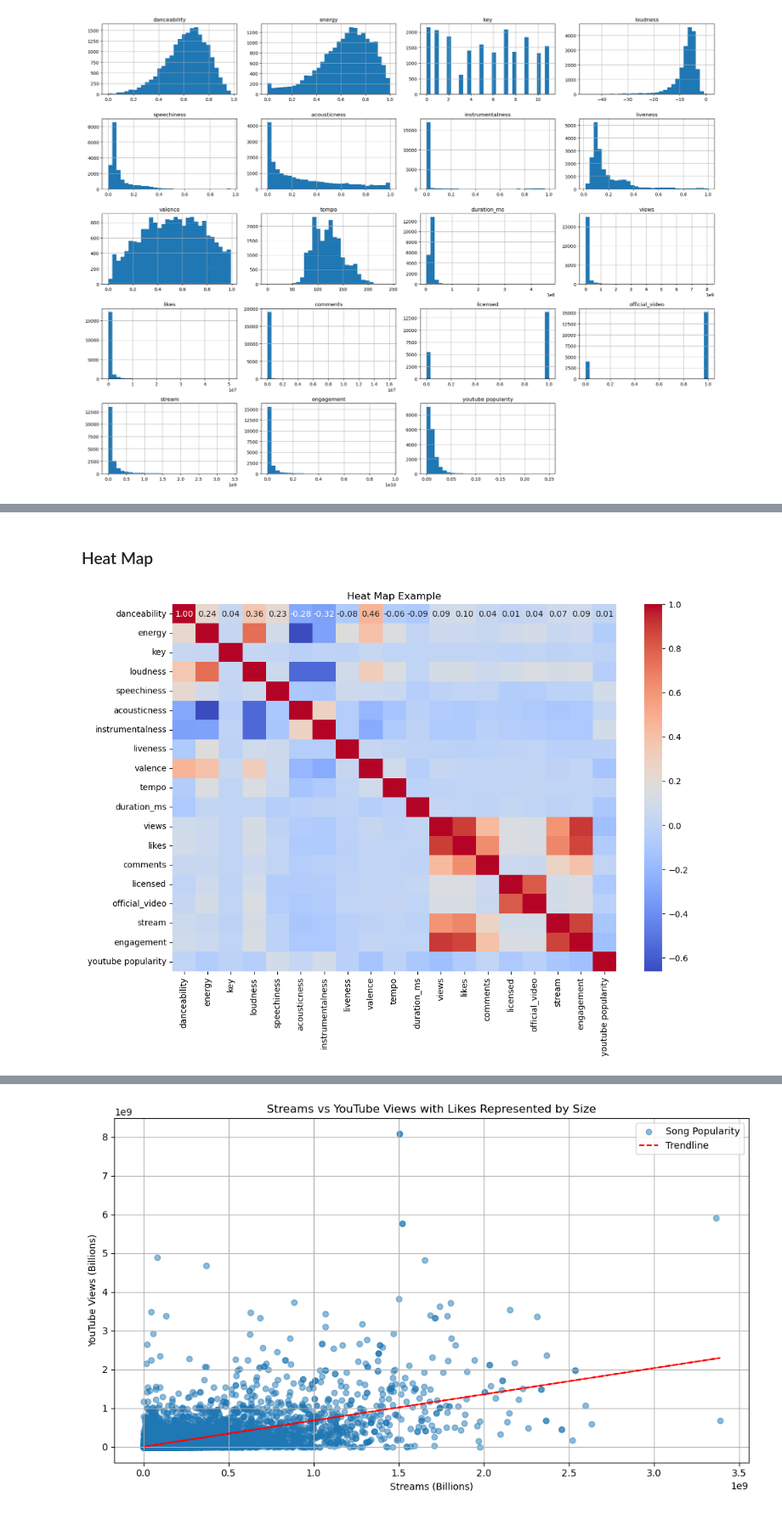
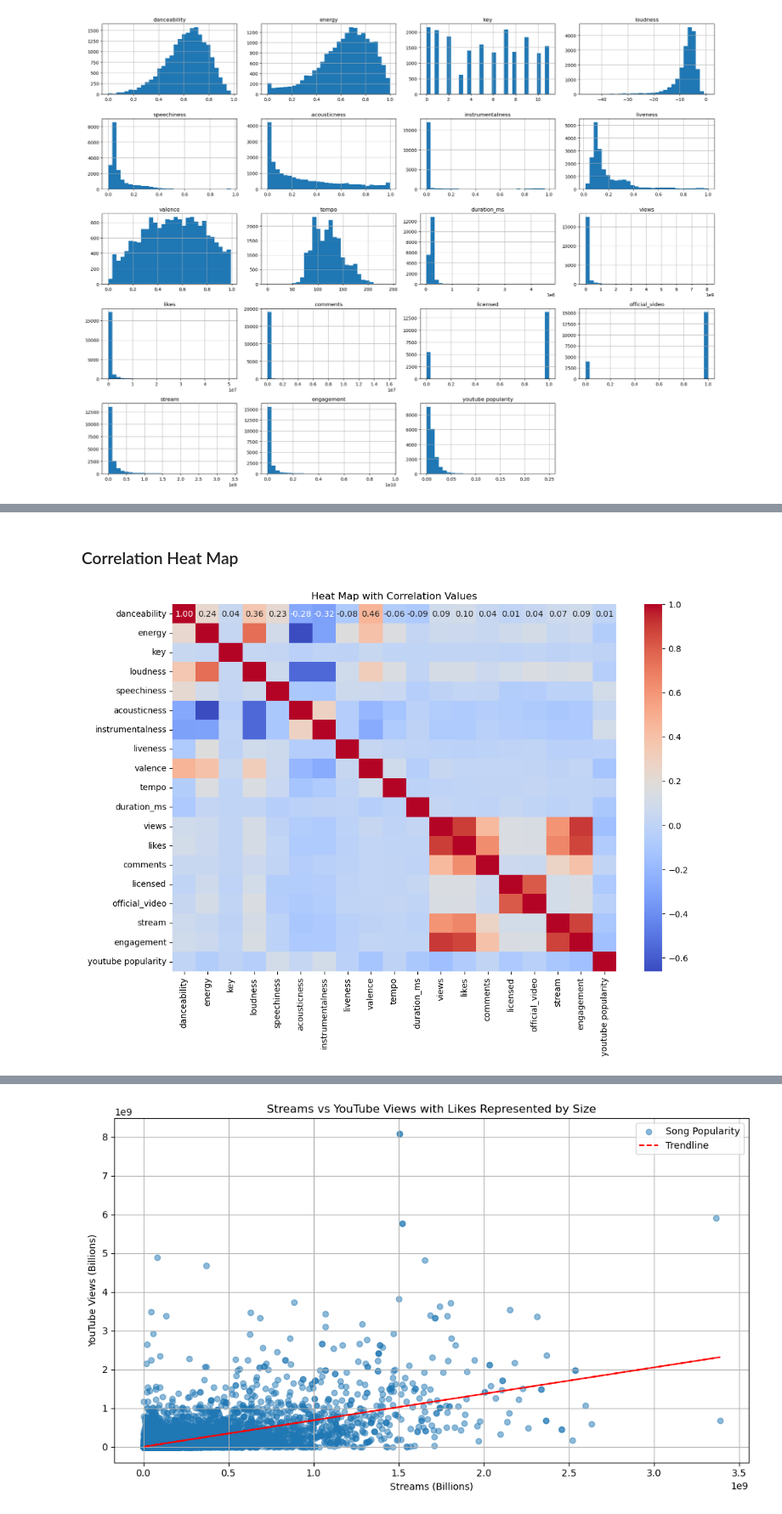
Before and after one commit to dparcon/Project_4_Group_2, a Jupyter notebook: spotify_youtube_song_analysis.ipynb, the cells around one changed output, grey strips where cells are left out. Shown at 85% size. Cells and saved outputs as stored; diff of their text form; code cells hidden in the pictures.

```diff
--- a/spotify_youtube_song_analysis.ipynb
+++ b/spotify_youtube_song_analysis.ipynb
@@ -190,10 +197,10 @@ plt.show()
 # %% [markdown]
-### Heat Map
+### Correlation Heat Map
 # %%
 # Create a heatmap
 plt.figure(figsize=(12, 8))
-sns.heatmap(scaled_df.corr(), annot=True, fmt=".2f", cmap='coolwarm')
-plt.title('Heat Map Example')
+sns.heatmap(scaled_df.corr(), annot=True, fmt=".2f", cmap='coolwarm', cbar=True)
+plt.title('Heat Map with Correlation Values')
 plt.show()
 # %% [output]
-[figure, old version]
+[figure, new version]
```
Also changed, not shown: parts of 9 cells of this notebook.
